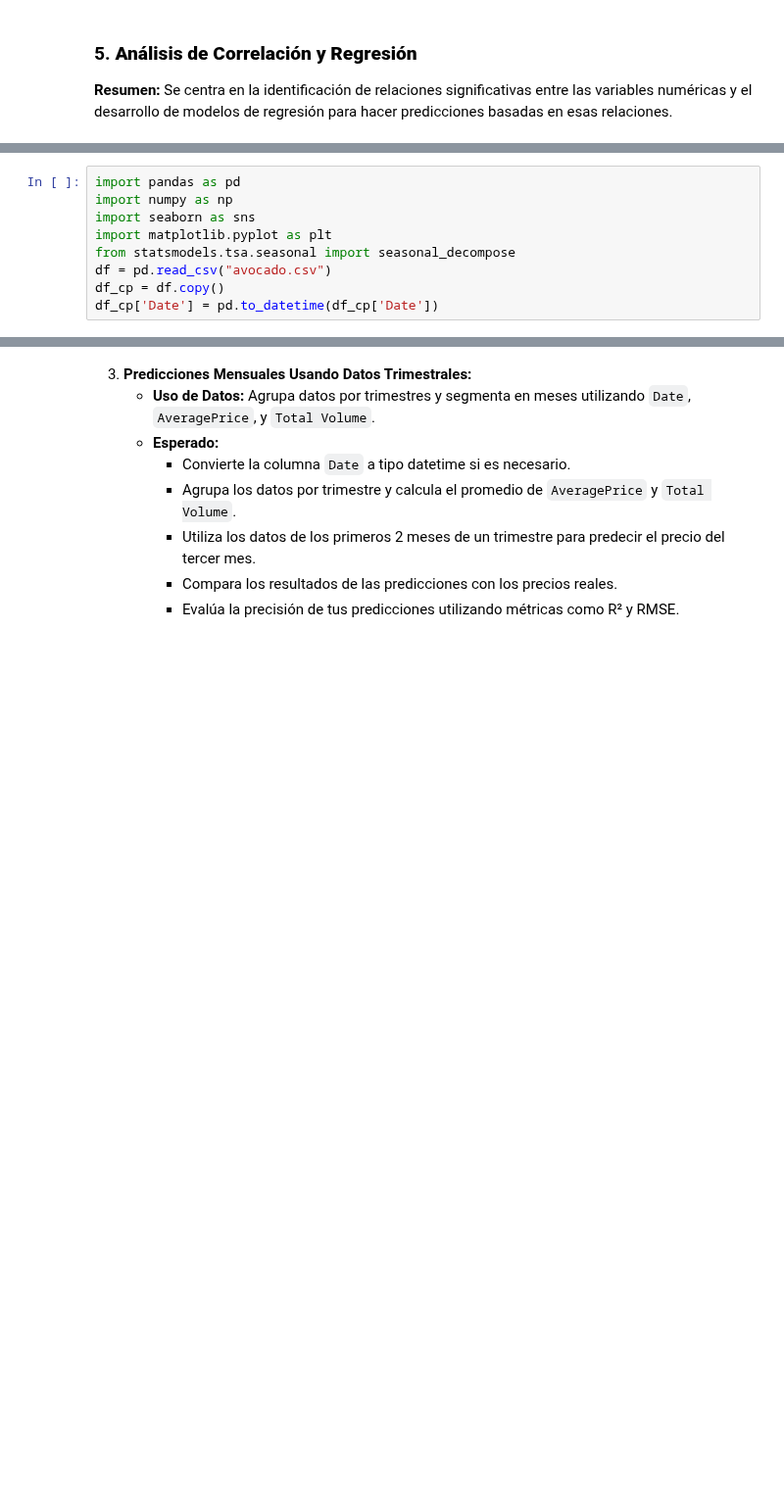
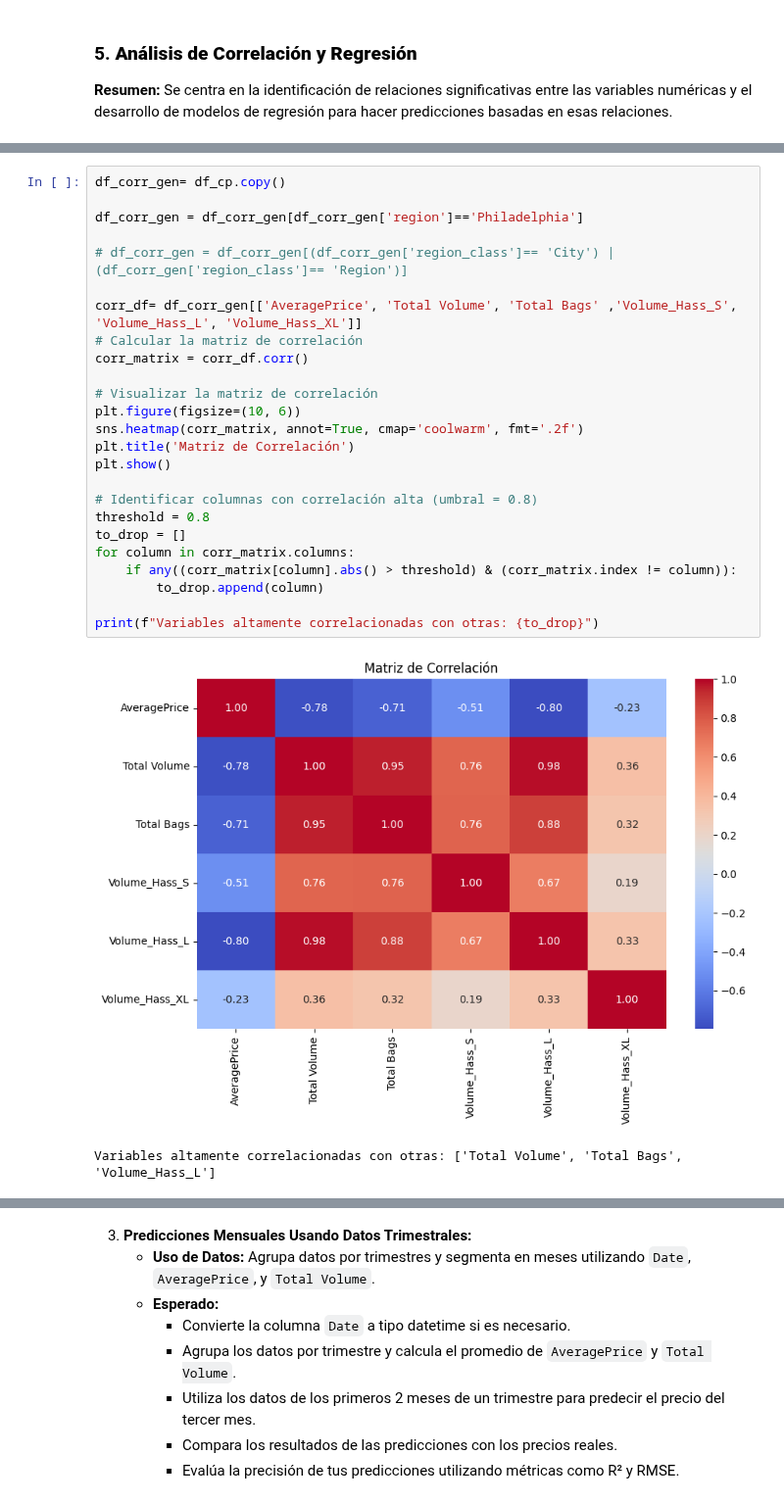
Before and after one commit to cpujol-dev/MiniProjectAavocado, a Jupyter notebook: 5.proyecto_team_apartados.ipynb, the cells around one changed output, grey strips where cells are left out. Shown at 98% size. Saved outputs shown, nothing was run; the diff lists cells and outputs as text; blank space fills up the shorter version.

```diff
--- a/5.proyecto_team_apartados.ipynb
+++ b/5.proyecto_team_apartados.ipynb
@@ -10,13 +89,32 @@
      - Visualiza la matriz utilizando `sns.heatmap()`.
      - Anota las correlaciones más significativas y discute su posible impacto en el análisis.
 # %%
-import pandas as pd
-import numpy as np
-import seaborn as sns
-import matplotlib.pyplot as plt
-from statsmodels.tsa.seasonal import seasonal_decompose
-df = pd.read_csv("avocado.csv")
-df_cp = df.copy()
-df_cp['Date'] = pd.to_datetime(df_cp['Date'])
+df_corr_gen= df_cp.copy()
+
+df_corr_gen = df_corr_gen[df_corr_gen['region']=='Philadelphia']
+
+# df_corr_gen = df_corr_gen[(df_corr_gen['region_class']== 'City') | (df_corr_gen['region_class']== 'Region')]
+
+corr_df= df_corr_gen[['AveragePrice', 'Total Volume', 'Total Bags' ,'Volume_Hass_S', 'Volume_Hass_L', 'Volume_Hass_XL']]
+# Calcular la matriz de correlación
+corr_matrix = corr_df.corr()
+
+# Visualizar la matriz de correlación
+plt.figure(figsize=(10, 6))
+sns.heatmap(corr_matrix, annot=True, cmap='coolwarm', fmt='.2f')
+plt.title('Matriz de Correlación')
+plt.show()
+
+# Identificar columnas con correlación alta (umbral = 0.8)
+threshold = 0.8
+to_drop = []
+for column in corr_matrix.columns:
+    if any((corr_matrix[column].abs() > threshold) & (corr_matrix.index != column)):
+        to_drop.append(column)
+
+print(f"Variables altamente correlacionadas con otras: {to_drop}")
+# %% [output]
+[figure, added]
+Variables altamente correlacionadas con otras: ['Total Volume', 'Total Bags', 'Volume_Hass_L']
 # %% [markdown]
 
```
Also changed, not shown: parts of 18 cells of this notebook, 1 other file.
